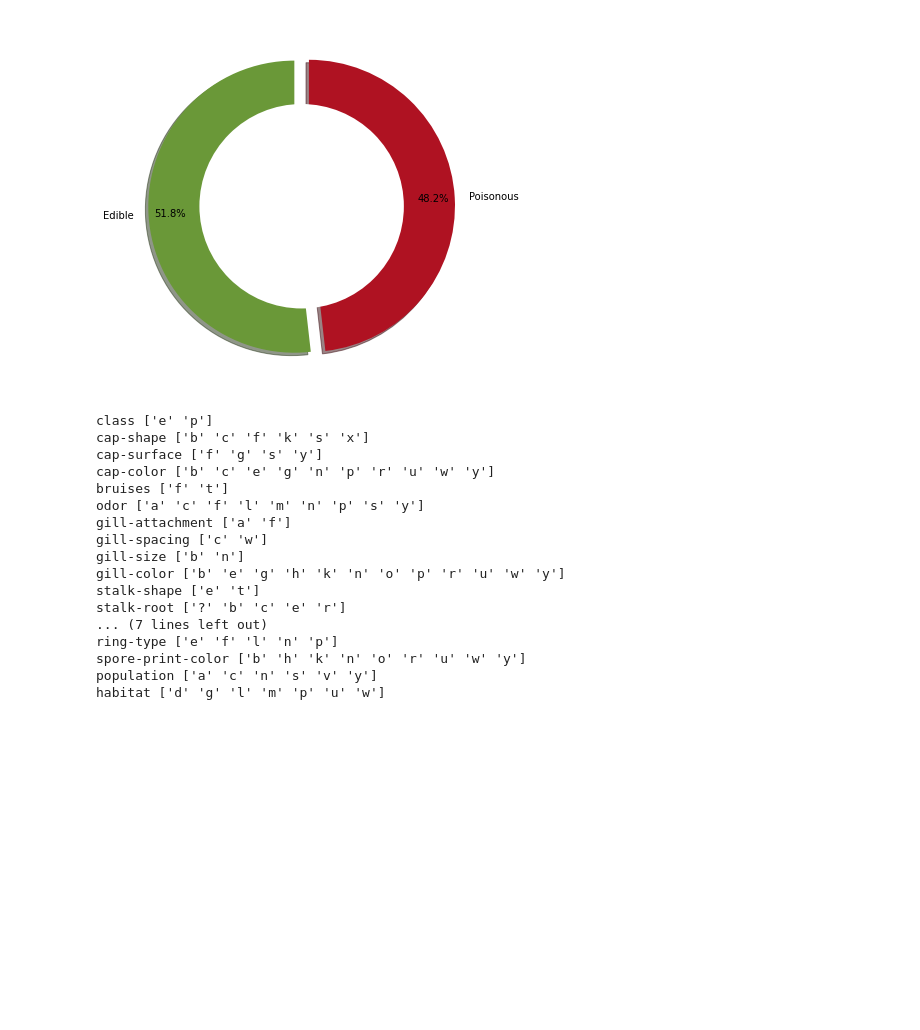
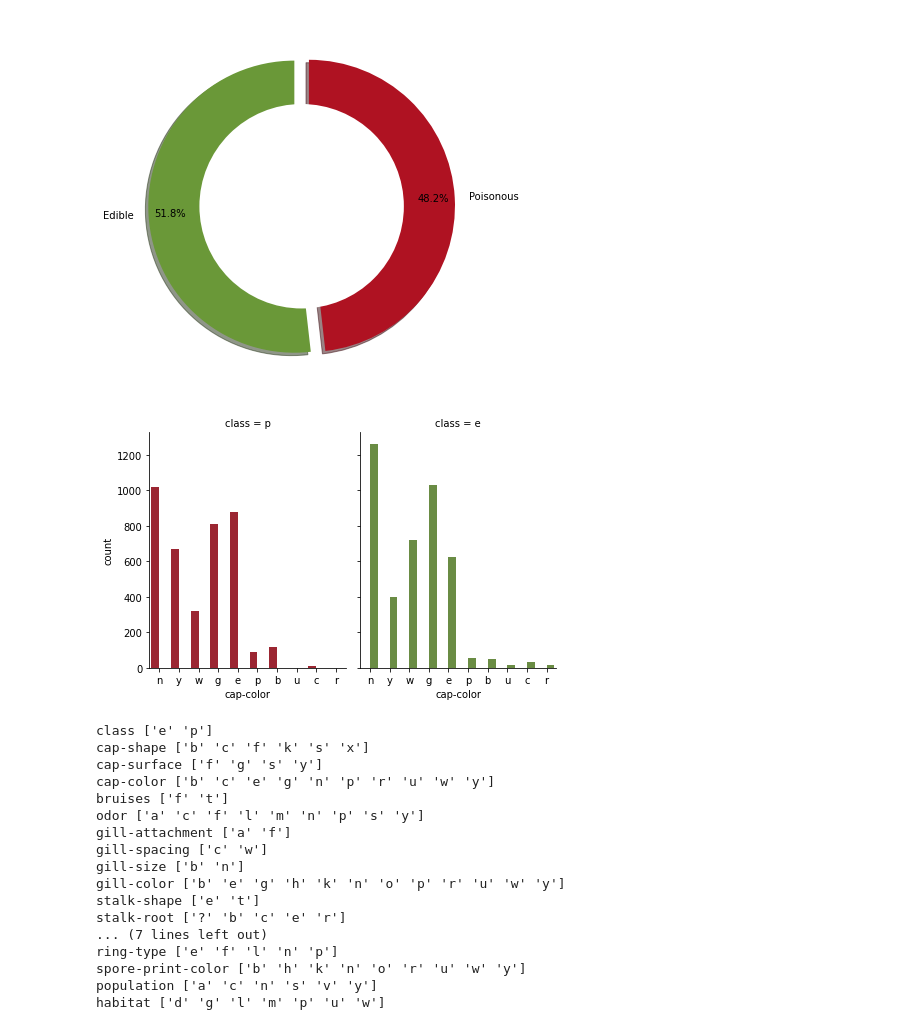
Before and after one commit to GalKoaz/Final-assignment, a Jupyter notebook: Classification.ipynb, the cells around one changed output. Saved outputs shown, nothing was run; the diff lists cells and outputs as text; code cells hidden in the pictures; blank space fills up the shorter version.

Commit message:
add graph cap color and class

```diff
--- a/Classification.ipynb
+++ b/Classification.ipynb
@@ -120,6 +120,11 @@ plt.tight_layout()
 plt.show()
 # %% [output]
 [figure]
+# %%
+#The corolation between cap color and Edible or Poisonous
+sns.catplot(x="cap-color", hue="class", col="class",data=df, kind="count",height=4, aspect=.8,palette =['#af1222','#6A9838']);
+# %% [output]
+[figure, added]
 # %%
 #preprocessing - changing the values to numbers with label encoder.
 def Label_enc(feat):
```
